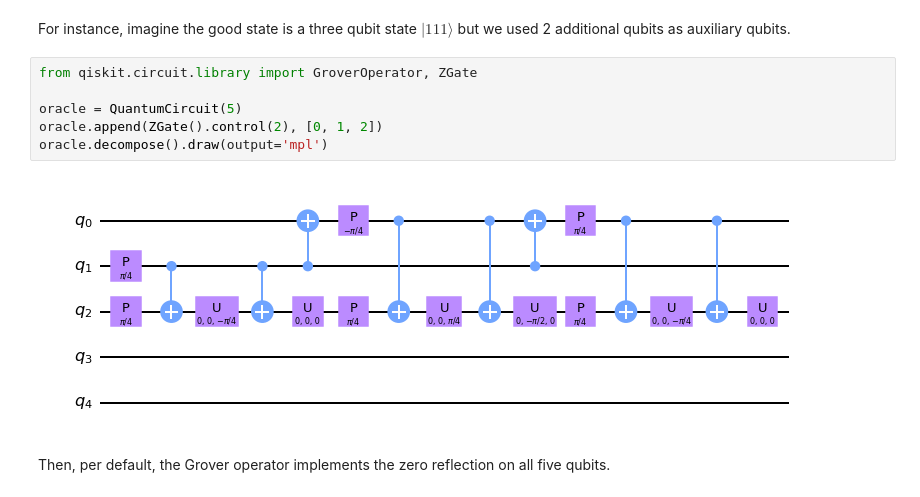
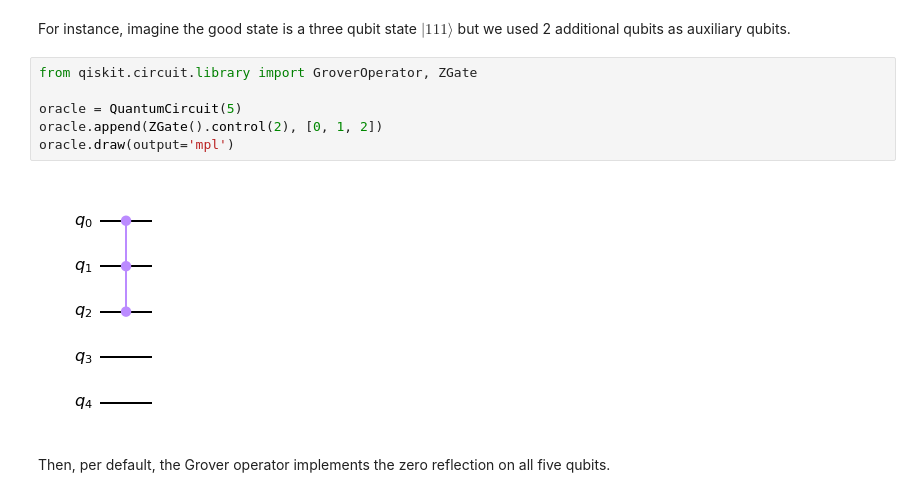
Before and after one commit to qiskit-community/qiskit-algorithms, a Jupyter notebook: docs/tutorials/06_grover.ipynb, the cells around one changed output. Saved outputs shown, nothing was run; the diff lists cells and outputs as text.

Commit message:
One circuit should not have had a decompose() added, corrected now.

```diff
--- a/docs/tutorials/06_grover.ipynb
+++ b/docs/tutorials/06_grover.ipynb
@@ -198,11 +198,11 @@ For instance, imagine the good state is a three qubit state $|111\rangle$ but we
 # %%
 from qiskit.circuit.library import GroverOperator, ZGate
 
 oracle = QuantumCircuit(5)
 oracle.append(ZGate().control(2), [0, 1, 2])
-oracle.decompose().draw(output='mpl')
+oracle.draw(output='mpl')
 # %% [output]
-[figure, old version]
+[figure, new version]
 # %% [markdown]
 Then, per default, the Grover operator implements the zero reflection on all five qubits.
 # %%
```
Also changed, not shown: parts of 1 cell of this notebook.
